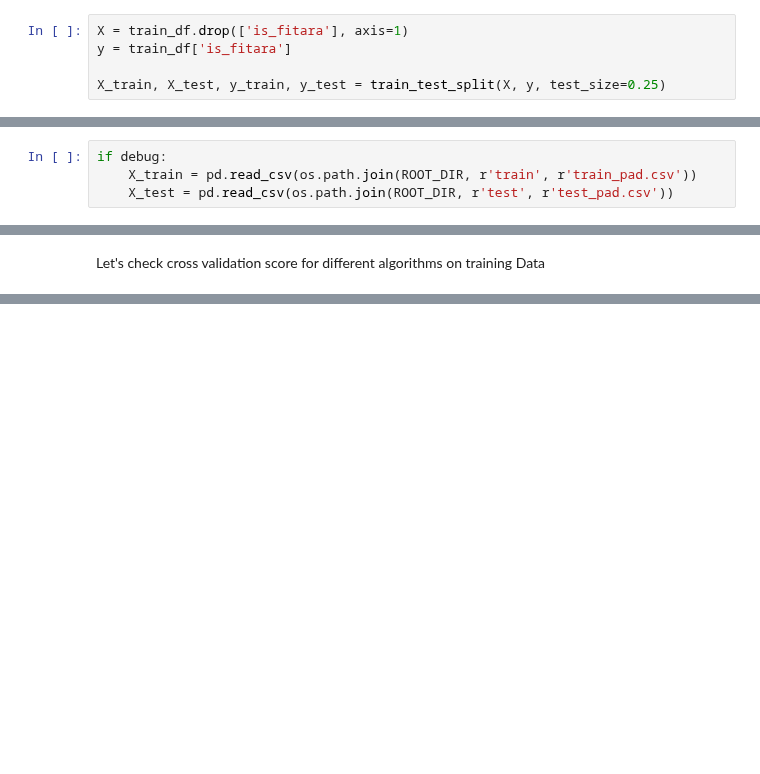
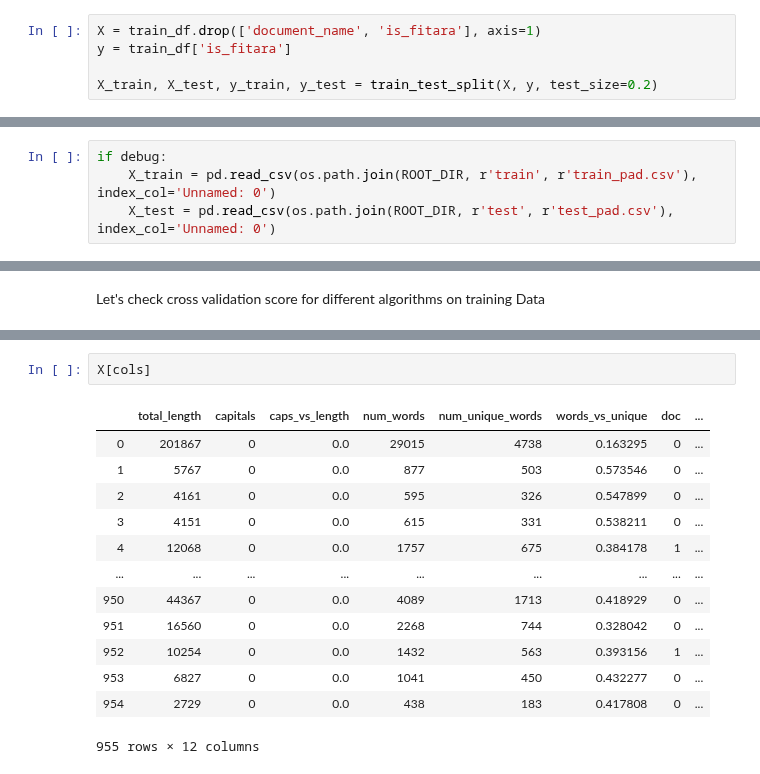
Before and after one commit to Shashi-Bhushan/python-code, a Jupyter notebook: kaggle/fitara.ipynb, the cells around one changed output, grey strips where cells are left out. Cells and saved outputs as stored; diff of their text form; blank space fills up the shorter version.

```diff
--- a/kaggle/fitara.ipynb
+++ b/kaggle/fitara.ipynb
@@ -369,10 +369,10 @@ if ablation:
 ### Train Test Split
 Split into Test and training data sets
 # %%
-X = train_df.drop(['is_fitara'], axis=1)
+X = train_df.drop(['document_name', 'is_fitara'], axis=1)
 y = train_df['is_fitara']
 
-X_train, X_test, y_train, y_test = train_test_split(X, y, test_size=0.25)
+X_train, X_test, y_train, y_test = train_test_split(X, y, test_size=0.2)
 # %% [markdown]
 ### Add Percentile Features
 # %%
@@ -518,7 +518,7 @@ X_test.to_csv(os.path.join(ROOT_DIR, r'test', r'test_pad.csv'), index = False)
 # %%
 if debug:
-    X_train = pd.read_csv(os.path.join(ROOT_DIR, r'train', r'train_pad.csv'))
-    X_test = pd.read_csv(os.path.join(ROOT_DIR, r'test', r'test_pad.csv'))
+    X_train = pd.read_csv(os.path.join(ROOT_DIR, r'train', r'train_pad.csv'), index_col='Unnamed: 0')
+    X_test = pd.read_csv(os.path.join(ROOT_DIR, r'test', r'test_pad.csv'), index_col='Unnamed: 0')
 # %% [markdown]
 ### Principle Component Analysis
 # %%
@@ -882,0 +831,16 @@ plt.show()
+# %%
+X[cols]
+# %% [output]
+|  | total_length | capitals | caps_vs_length | num_words | num_unique_words | words_vs_unique | doc | ... |
+| 0 | 201867 | 0 | 0.0 | 29015 | 4738 | 0.163295 | 0 | ... |
+| 1 | 5767 | 0 | 0.0 | 877 | 503 | 0.573546 | 0 | ... |
+| 2 | 4161 | 0 | 0.0 | 595 | 326 | 0.547899 | 0 | ... |
+| 3 | 4151 | 0 | 0.0 | 615 | 331 | 0.538211 | 0 | ... |
+| 4 | 12068 | 0 | 0.0 | 1757 | 675 | 0.384178 | 1 | ... |
+| ... | ... | ... | ... | ... | ... | ... | ... | ... |
+| 950 | 44367 | 0 | 0.0 | 4089 | 1713 | 0.418929 | 0 | ... |
+| 951 | 16560 | 0 | 0.0 | 2268 | 744 | 0.328042 | 0 | ... |
+| 952 | 10254 | 0 | 0.0 | 1432 | 563 | 0.393156 | 1 | ... |
+| 953 | 6827 | 0 | 0.0 | 1041 | 450 | 0.432277 | 0 | ... |
+| 954 | 2729 | 0 | 0.0 | 438 | 183 | 0.417808 | 0 | ... |
+955 rows × 12 columns
```
Also changed, not shown: parts of 28 cells of this notebook.
